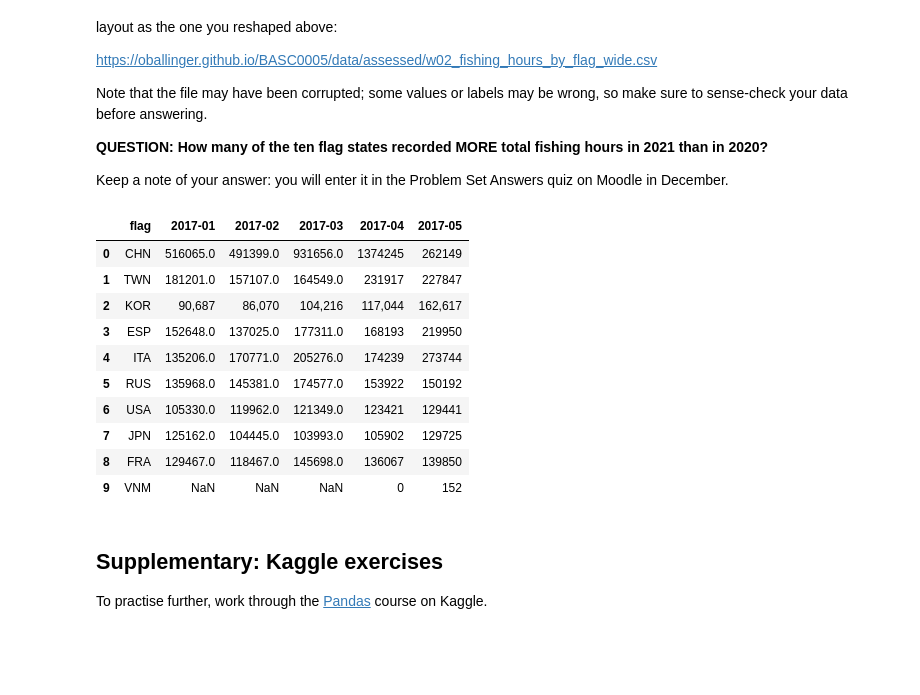
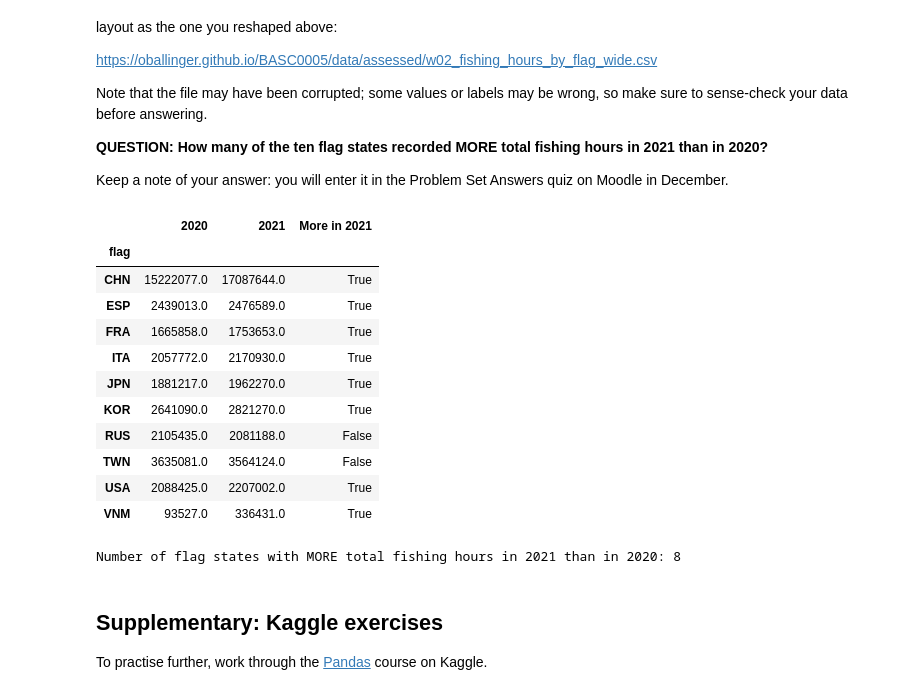
Before and after one commit to mahmudnaiera-blip/QM2_2026, a Jupyter notebook: notebooks/W02. Pandas.ipynb, the cells around one changed output. Saved outputs shown, nothing was run; the diff lists cells and outputs as text; code cells hidden in the pictures; blank space fills up the shorter version.

```diff
--- a/notebooks/W02. Pandas.ipynb
+++ b/notebooks/W02. Pandas.ipynb
@@ -432,21 +393,48 @@ Keep a note of your answer: you will enter it in the Problem Set Answers quiz on
 # %%
 import pandas as pd
 import matplotlib.pyplot as plt
 
+# Load the data
 fish_wide = pd.read_csv("https://oballinger.github.io/BASC0005/data/assessed/w02_fishing_hours_by_flag_wide.csv")
-fish_wide.iloc[:, :6]
+
+# Melt into long format
+fish = fish_wide.melt(id_vars="flag", var_name="month", value_name="fishing_hours")
+
+# Clean commas and handle missing values, then convert to numeric
+fish["fishing_hours"] = fish["fishing_hours"].astype(str).str.replace(",", "", regex=True)
+fish["fishing_hours"] = pd.to_numeric(fish["fishing_hours"], errors="coerce")
+
+# Convert month to datetime
+fish["month"] = pd.to_datetime(fish["month"])
+
+# Group by flag and year to sum annual fishing hours
+annual = fish.groupby(["flag", fish["month"].dt.year])["fishing_hours"].sum().unstack()
+
+# Show comparisons for 2020 and 2021
+comparison = pd.DataFrame({
+    '2020': annual[2020],
+    '2021': annual[2021],
+    'More in 2021': annual[2021] > annual[2020]
+})
+display(comparison)
+
+# Print the final count of flags meeting the condition
+num_flags = (annual[2021] > annual[2020]).sum()
+print(f"\nNumber of flag states with MORE total fishing hours in 2021 than in 2020: {num_flags}")
 # %% [output]
-|  | flag | 2017-01 | 2017-02 | 2017-03 | 2017-04 | 2017-05 |
-| 0 | CHN | 516065.0 | 491399.0 | 931656.0 | 1374245 | 262149 |
-| 1 | TWN | 181201.0 | 157107.0 | 164549.0 | 231917 | 227847 |
-| 2 | KOR | 90,687 | 86,070 | 104,216 | 117,044 | 162,617 |
-| 3 | ESP | 152648.0 | 137025.0 | 177311.0 | 168193 | 219950 |
-| 4 | ITA | 135206.0 | 170771.0 | 205276.0 | 174239 | 273744 |
-| 5 | RUS | 135968.0 | 145381.0 | 174577.0 | 153922 | 150192 |
-| 6 | USA | 105330.0 | 119962.0 | 121349.0 | 123421 | 129441 |
-| 7 | JPN | 125162.0 | 104445.0 | 103993.0 | 105902 | 129725 |
-| 8 | FRA | 129467.0 | 118467.0 | 145698.0 | 136067 | 139850 |
-| 9 | VNM | NaN | NaN | NaN | 0 | 152 |
+|  | 2020 | 2021 | More in 2021 |
+| flag |  |  |  |
+| CHN | 15222077.0 | 17087644.0 | True |
+| ESP | 2439013.0 | 2476589.0 | True |
+| FRA | 1665858.0 | 1753653.0 | True |
+| ITA | 2057772.0 | 2170930.0 | True |
+| JPN | 1881217.0 | 1962270.0 | True |
+| KOR | 2641090.0 | 2821270.0 | True |
+| RUS | 2105435.0 | 2081188.0 | False |
+| TWN | 3635081.0 | 3564124.0 | False |
+| USA | 2088425.0 | 2207002.0 | True |
+| VNM | 93527.0 | 336431.0 | True |
+Number of flag states with MORE total fishing hours in 2021 than in 2020: 8
 # %% [markdown]
 ## Supplementary: Kaggle exercises
 
```
Also changed, not shown: parts of 11 cells of this notebook.
